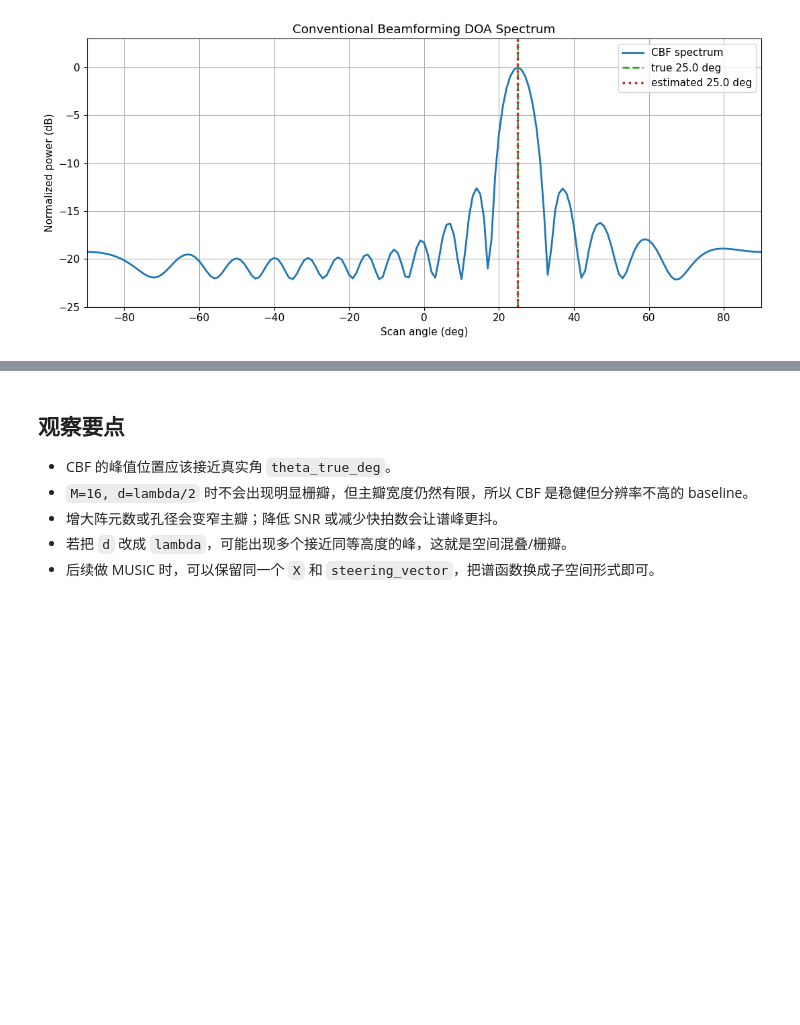
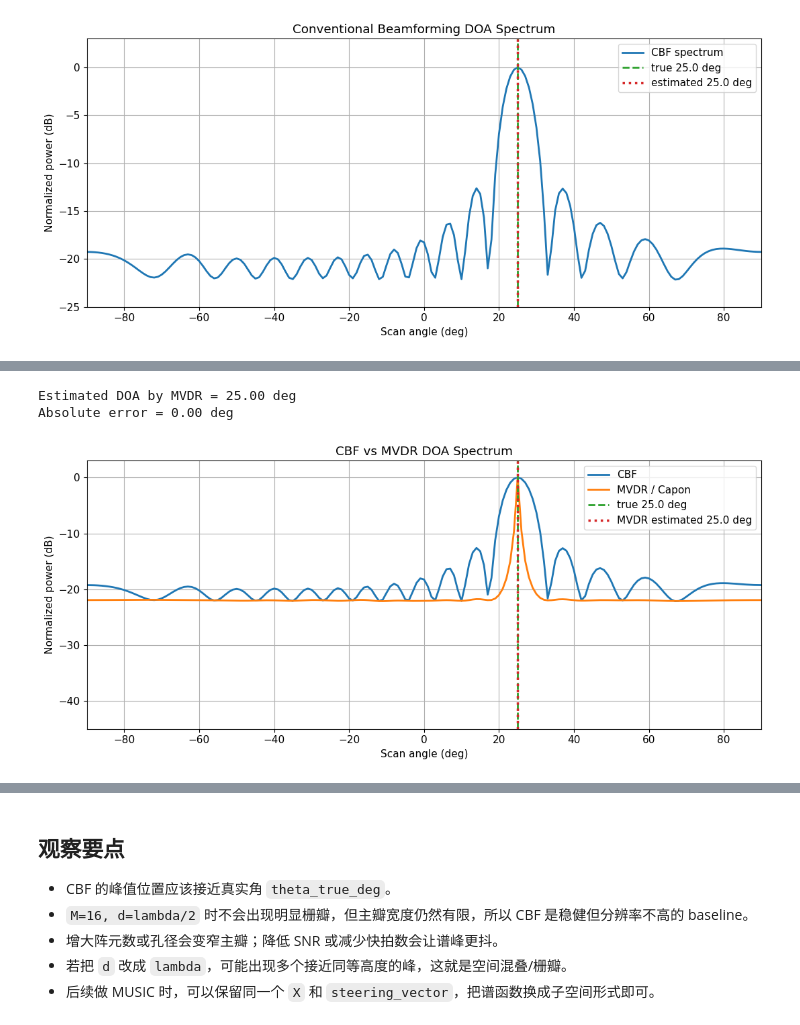
Before and after one commit to wotwoker/signalDOA, a Jupyter notebook: experiments/Narrow.ipynb, the cells around one changed output, grey strips where cells are left out. Saved outputs shown, nothing was run; the diff lists cells and outputs as text; code cells hidden in the pictures; blank space fills up the shorter version.

Commit message:
mvdr test

```diff
--- a/experiments/Narrow.ipynb
+++ b/experiments/Narrow.ipynb
@@ -179,0 +201,52 @@ plt.tight_layout()
+# %%
+def mvdr_spectrum(X, scan_angles_deg, fc, c, positions, diagonal_loading=1e-3):
+    """MVDR/Capon spatial spectrum over scan angles."""
+    M = len(positions)
+    Rxx = X @ X.conj().T / X.shape[1]
+
+    # Diagonal loading improves numerical stability when Rxx is ill-conditioned.
+    loading = diagonal_loading * np.trace(Rxx).real / M
+    R_loaded = Rxx + loading * np.eye(M)
+
+    A = np.column_stack([
+        steering_vector(theta, fc, c, positions) for theta in scan_angles_deg
+    ])
+
+    # Solve R_loaded * Y = A instead of explicitly computing inv(R_loaded).
+    Y = np.linalg.solve(R_loaded, A)
+    denominator = np.real(np.sum(A.conj() * Y, axis=0))
+    power = 1.0 / np.maximum(denominator, np.finfo(float).tiny)
+    return power
+
+
+mvdr_power = mvdr_spectrum(
+    X=X,
+    scan_angles_deg=scan_angles,
+    fc=fc,
+    c=c,
+    positions=positions,
+    diagonal_loading=1e-3,
+)
+mvdr_power_db = 10 * np.log10(mvdr_power / np.max(mvdr_power))
+
+theta_hat_mvdr = scan_angles[np.argmax(mvdr_power)]
+print(f"Estimated DOA by MVDR = {theta_hat_mvdr:.2f} deg")
+print(f"Absolute error = {abs(theta_hat_mvdr - theta_true_deg):.2f} deg")
+# %% [output]
+Estimated DOA by MVDR = 25.00 deg
+Absolute error = 0.00 deg
+# %%
+plt.figure(figsize=(11, 5))
+plt.plot(scan_angles, power_db, linewidth=2, label="CBF")
+plt.plot(scan_angles, mvdr_power_db, linewidth=2, label="MVDR / Capon")
+plt.axvline(theta_true_deg, color="tab:green", linestyle="--", linewidth=2, label=f"true {theta_true_deg:.1f} deg")
+plt.axvline(theta_hat_mvdr, color="tab:red", linestyle=":", linewidth=2.5, label=f"MVDR estimated {theta_hat_mvdr:.1f} deg")
+plt.ylim(-45, 3)
+plt.xlim(-90, 90)
+plt.xlabel("Scan angle (deg)")
+plt.ylabel("Normalized power (dB)")
+plt.title("CBF vs MVDR DOA Spectrum")
+plt.legend(loc="upper right")
+plt.tight_layout()
+# %% [output]
+[figure, added]
```
Also changed, not shown: parts of 2 cells of this notebook.
